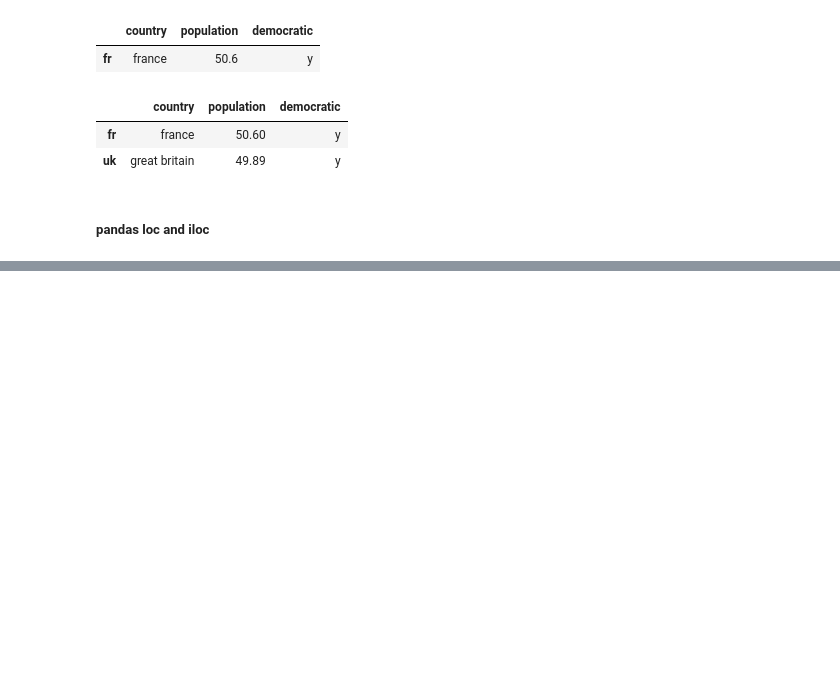
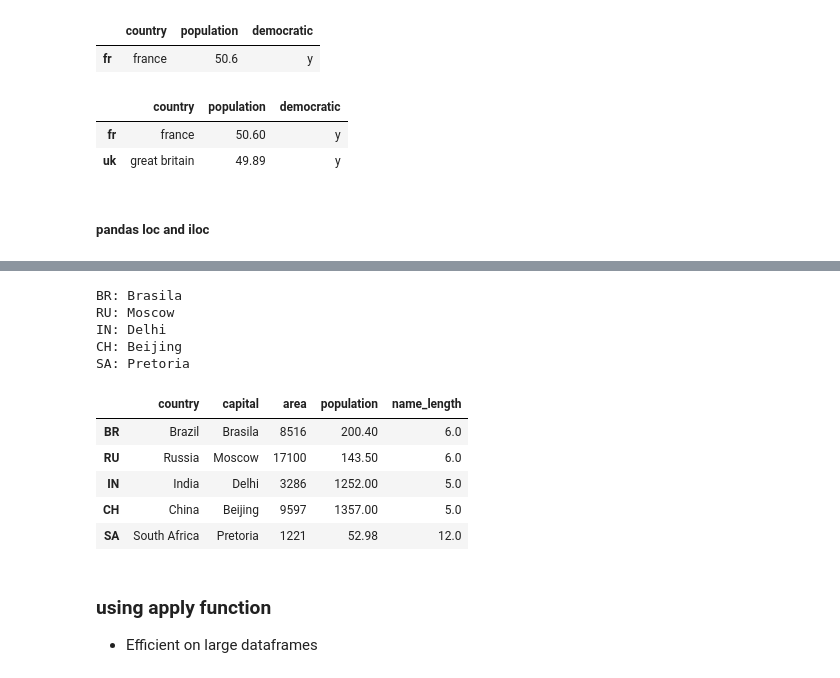
Before and after one commit to slzdevsnp/learn, a Jupyter notebook: intropython4ds2/intro_py4ds_2_nb.ipynb, the cells around one changed output, grey strips where cells are left out. Cells and saved outputs as stored; diff of their text form; code cells hidden in the pictures; blank space fills up the shorter version.

Commit message:
chap loops ok

```diff
--- a/intropython4ds2/intro_py4ds_2_nb.ipynb
+++ b/intropython4ds2/intro_py4ds_2_nb.ipynb
@@ -153,0 +370,3 @@ df1b[0:2] #get 2 from index 0 ( the beginning)
+# %%
+
+brics = pd.read_csv('brics2.csv', index_col=0) #read from csv col
@@ -153,0 +380,25 @@ df1b[0:2] #get 2 from index 0 ( the beginning)
+# %%
+for lbl,row in brics.iterrows() :
+    print(lbl + ": " + row['capital'])
+# %% [output]
+BR: Brasila
+RU: Moscow
+IN: Delhi
+CH: Beijing
+SA: Pretoria
+# %%
+# example how a for loops add a new collumn with a lenght of country word
+for lbl,row in brics.iterrows() :
+    brics.loc[lbl, "name_length"] = len(row["country"])
+brics #modified
+# %% [output]
+|  | country | capital | area | population | name_length |
+| BR | Brazil | Brasila | 8516 | 200.40 | 6.0 |
+| RU | Russia | Moscow | 17100 | 143.50 | 6.0 |
+| IN | India | Delhi | 3286 | 1252.00 | 5.0 |
+| CH | China | Beijing | 9597 | 1357.00 | 5.0 |
+| SA | South Africa | Pretoria | 1221 | 52.98 | 12.0 |
+# %% [markdown]
+### using apply function
+
+ * Efficient on large dataframes
```
Also changed, not shown: parts of 34 cells of this notebook, 2 other files.
